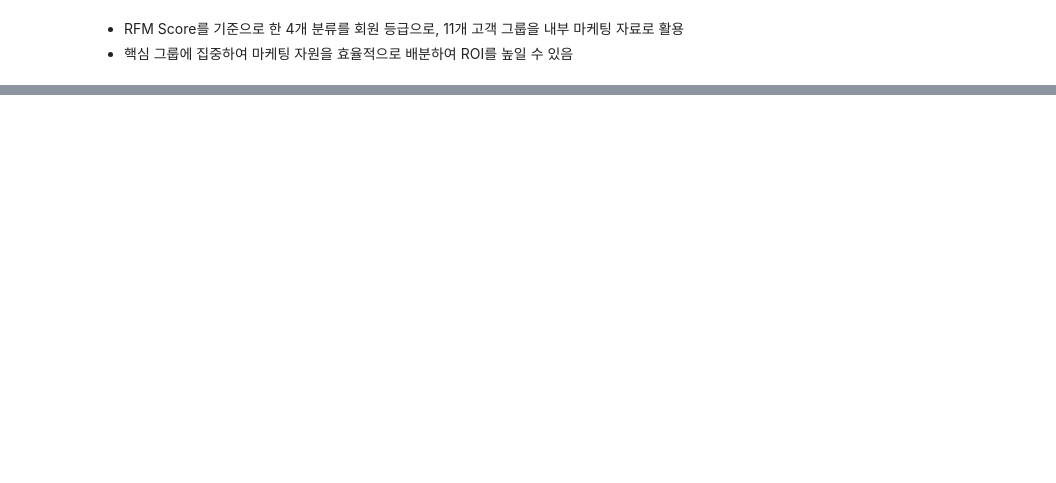
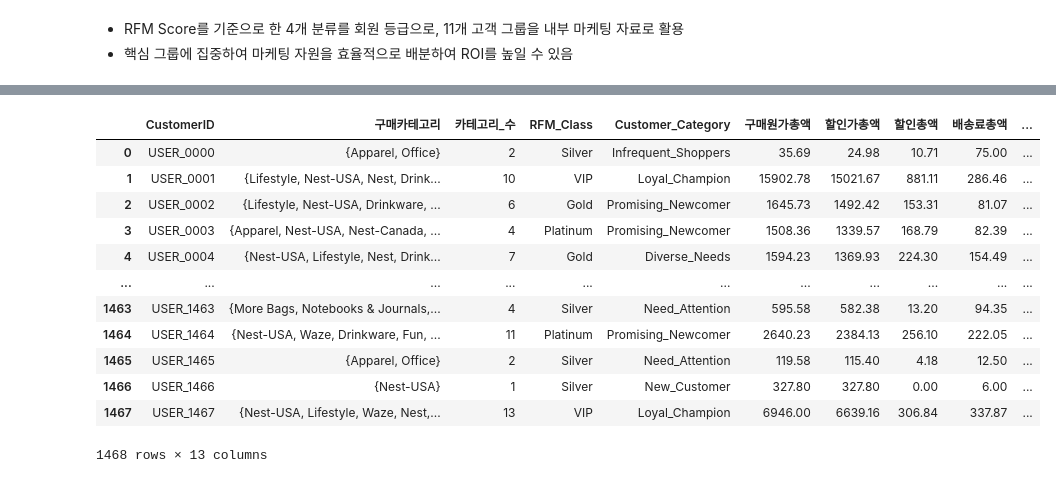
Before and after one commit to buzziru/ML_COMMERCE, a Jupyter notebook: eda/02_RFM Analysis_CIG.ipynb, the cells around one changed output, grey strips where cells are left out. Drawn from its saved outputs; the diff is of its cells as text; code cells hidden in the pictures; blank space fills up the shorter version.

```diff
--- a/eda/02_RFM Analysis_CIG.ipynb
+++ b/eda/02_RFM Analysis_CIG.ipynb
@@ -1021,0 +1064,7 @@ Name: count, dtype: int64
+# %%
+import ast
+
+df['제품카테고리'] = df['제품카테고리'].apply(ast.literal_eval)
+customer_bought_category = df.groupby('CustomerID')['제품카테고리'].sum().apply(set).to_frame().rename(columns={'제품카테고리':'구매카테고리'})
+customer_bought_category['카테고리_수'] = customer_bought_category['구매카테고리'].apply(len)
+customer_bought_category
@@ -1021,0 +1086,3 @@ Name: count, dtype: int64
+# %%
+temp = pd.merge(customer_bought_category, rfm[['CustomerID', 'RFM_Class', 'Customer_Category']], on='CustomerID')
+temp
@@ -1021,0 +1103,18 @@ Name: count, dtype: int64
+# %%
+customer_money = df.groupby('CustomerID').agg({
+    '구매원가': 'sum',
+    '할인가': 'sum',
+    '쿠폰사용여부': 'sum',
+    '배송료': 'sum',
+    '총결제금액': 'sum',
+}).assign(거래건수 = lambda x: df.groupby('CustomerID')['거래ID'].size()).rename(columns={
+    '구매원가':'구매원가총액',
+    '할인가': '할인가총액',
+    '쿠폰사용여부': '쿠폰사용횟수',
+    '배송료': '배송료총액',
+    '총결제금액': '총지출금액',
+})
+customer_money['할인총액'] = customer_money['구매원가총액'] - customer_money['할인가총액']
+customer_money = customer_money[['구매원가총액', '할인가총액', '할인총액', '배송료총액', '총지출금액', '쿠폰사용횟수', '거래건수']]
+customer_money['쿠폰사용비율'] = round((customer_money['쿠폰사용횟수'] / customer_money['거래건수'] * 100), 2)
+customer_money
@@ -1021,0 +1136,17 @@ Name: count, dtype: int64
+# %%
+result = pd.merge(temp, customer_money, on='CustomerID')
+result
+# %% [output]
+|  | CustomerID | 구매카테고리 | 카테고리_수 | RFM_Class | Customer_Category | 구매원가총액 | 할인가총액 | 할인총액 | 배송료총액 | ... |
+| 0 | USER_0000 | {Apparel, Office} | 2 | Silver | Infrequent_Shoppers | 35.69 | 24.98 | 10.71 | 75.00 | ... |
+| 1 | USER_0001 | {Lifestyle, Nest-USA, Nest, Drink... | 10 | VIP | Loyal_Champion | 15902.78 | 15021.67 | 881.11 | 286.46 | ... |
+| 2 | USER_0002 | {Lifestyle, Nest-USA, Drinkware, ... | 6 | Gold | Promising_Newcomer | 1645.73 | 1492.42 | 153.31 | 81.07 | ... |
+| 3 | USER_0003 | {Apparel, Nest-USA, Nest-Canada, ... | 4 | Platinum | Promising_Newcomer | 1508.36 | 1339.57 | 168.79 | 82.39 | ... |
+| 4 | USER_0004 | {Nest-USA, Lifestyle, Nest, Drink... | 7 | Gold | Diverse_Needs | 1594.23 | 1369.93 | 224.30 | 154.49 | ... |
+| ... | ... | ... | ... | ... | ... | ... | ... | ... | ... | ... |
+| 1463 | USER_1463 | {More Bags, Notebooks & Journals,... | 4 | Silver | Need_Attention | 595.58 | 582.38 | 13.20 | 94.35 | ... |
+| 1464 | USER_1464 | {Nest-USA, Waze, Drinkware, Fun, ... | 11 | Platinum | Promising_Newcomer | 2640.23 | 2384.13 | 256.10 | 222.05 | ... |
+| 1465 | USER_1465 | {Apparel, Office} | 2 | Silver | Need_Attention | 119.58 | 115.40 | 4.18 | 12.50 | ... |
+| 1466 | USER_1466 | {Nest-USA} | 1 | Silver | New_Customer | 327.80 | 327.80 | 0.00 | 6.00 | ... |
+| 1467 | USER_1467 | {Nest-USA, Lifestyle, Waze, Nest,... | 13 | VIP | Loyal_Champion | 6946.00 | 6639.16 | 306.84 | 337.87 | ... |
+1468 rows × 13 columns
```
Also changed, not shown: parts of 10 cells of this notebook.
